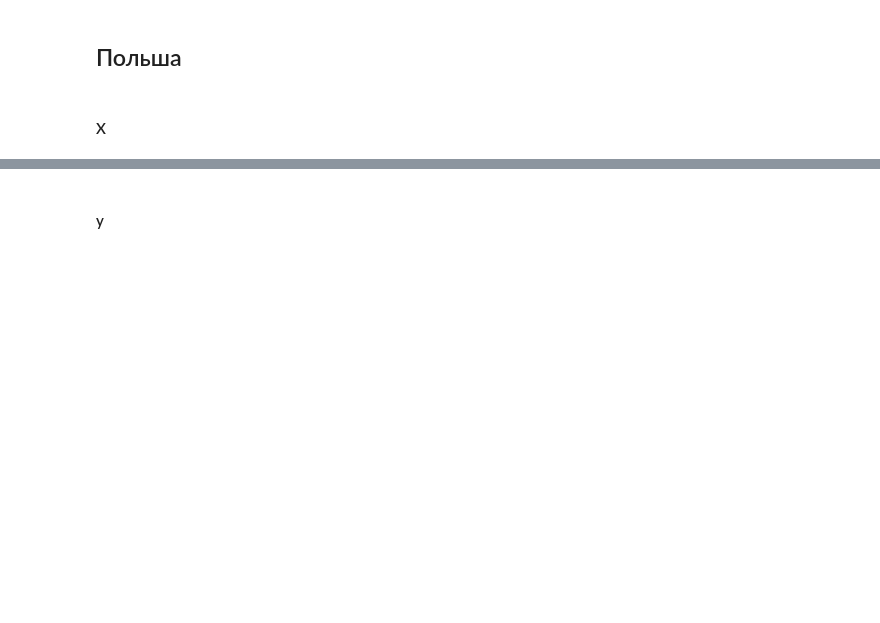
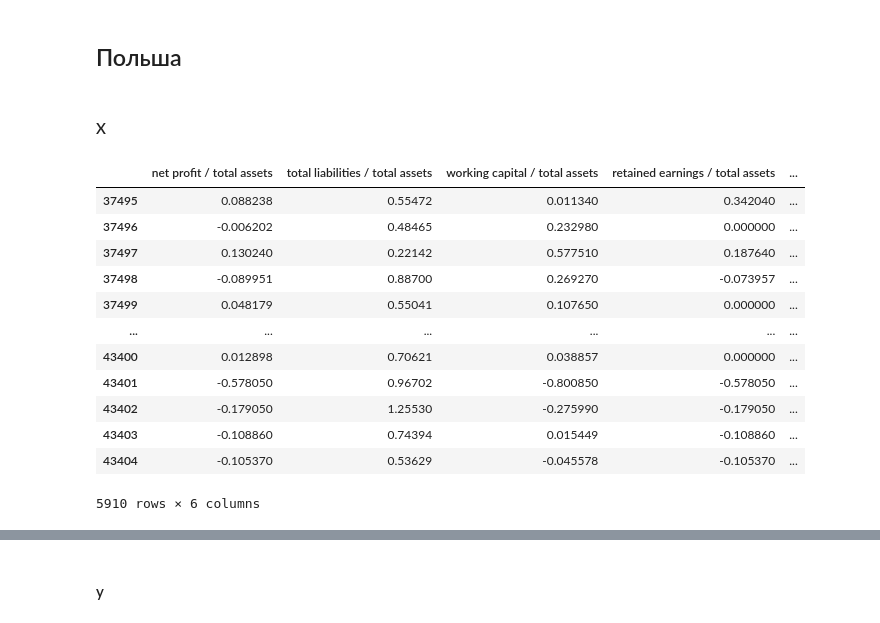
Before and after one commit to D1scoDancer/Bankruptcy-DA-Project, a Jupyter notebook: Notebooks/bankruptcy_project.ipynb, the cells around one changed output, grey strips where cells are left out. Saved outputs shown, nothing was run; the diff lists cells and outputs as text; code cells hidden in the pictures; blank space fills up the shorter version.

```diff
--- a/Notebooks/bankruptcy_project.ipynb
+++ b/Notebooks/bankruptcy_project.ipynb
@@ -232,15 +205,29 @@ plt.show()
 # %% [markdown]
 #### X
 # %%
+polish_X_sub = polish_X[polish_X['year'] == 5]
 columns_to_keep = [
-    'year',
     'net profit / total assets',
     'total liabilities / total assets',
-    'current assets / short-term liabilities',
+    'working capital / total assets',
     'retained earnings / total assets',
-    'EBIT / total assets',
-    'book value of equity / total liabilities',
-    'sales / total assets',
-    'equity / total assets'
+    'total sales / total assets',
+    'profit on operating activities / total assets'
 ]
-polish_X_sub = polish_X[columns_to_keep]
+
+polish_X_sub = polish_X_sub[columns_to_keep]
+polish_X_sub
+# %% [output]
+|  | net profit / total assets | total liabilities / total assets | working capital / total assets | retained earnings / total assets | ... |
+| 37495 | 0.088238 | 0.55472 | 0.011340 | 0.342040 | ... |
+| 37496 | -0.006202 | 0.48465 | 0.232980 | 0.000000 | ... |
+| 37497 | 0.130240 | 0.22142 | 0.577510 | 0.187640 | ... |
+| 37498 | -0.089951 | 0.88700 | 0.269270 | -0.073957 | ... |
+| 37499 | 0.048179 | 0.55041 | 0.107650 | 0.000000 | ... |
+| ... | ... | ... | ... | ... | ... |
+| 43400 | 0.012898 | 0.70621 | 0.038857 | 0.000000 | ... |
+| 43401 | -0.578050 | 0.96702 | -0.800850 | -0.578050 | ... |
+| 43402 | -0.179050 | 1.25530 | -0.275990 | -0.179050 | ... |
+| 43403 | -0.108860 | 0.74394 | 0.015449 | -0.108860 | ... |
+| 43404 | -0.105370 | 0.53629 | -0.045578 | -0.105370 | ... |
+5910 rows × 6 columns
```
Also changed, not shown: parts of 28 cells of this notebook.
